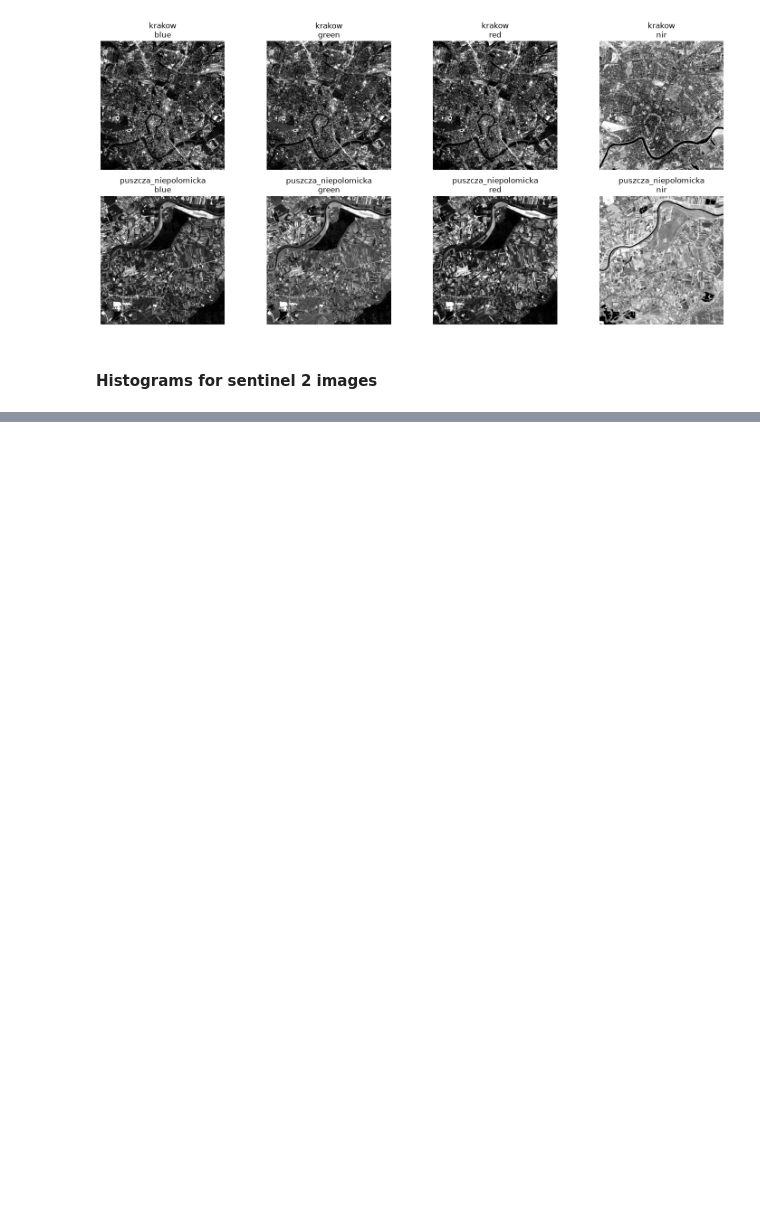
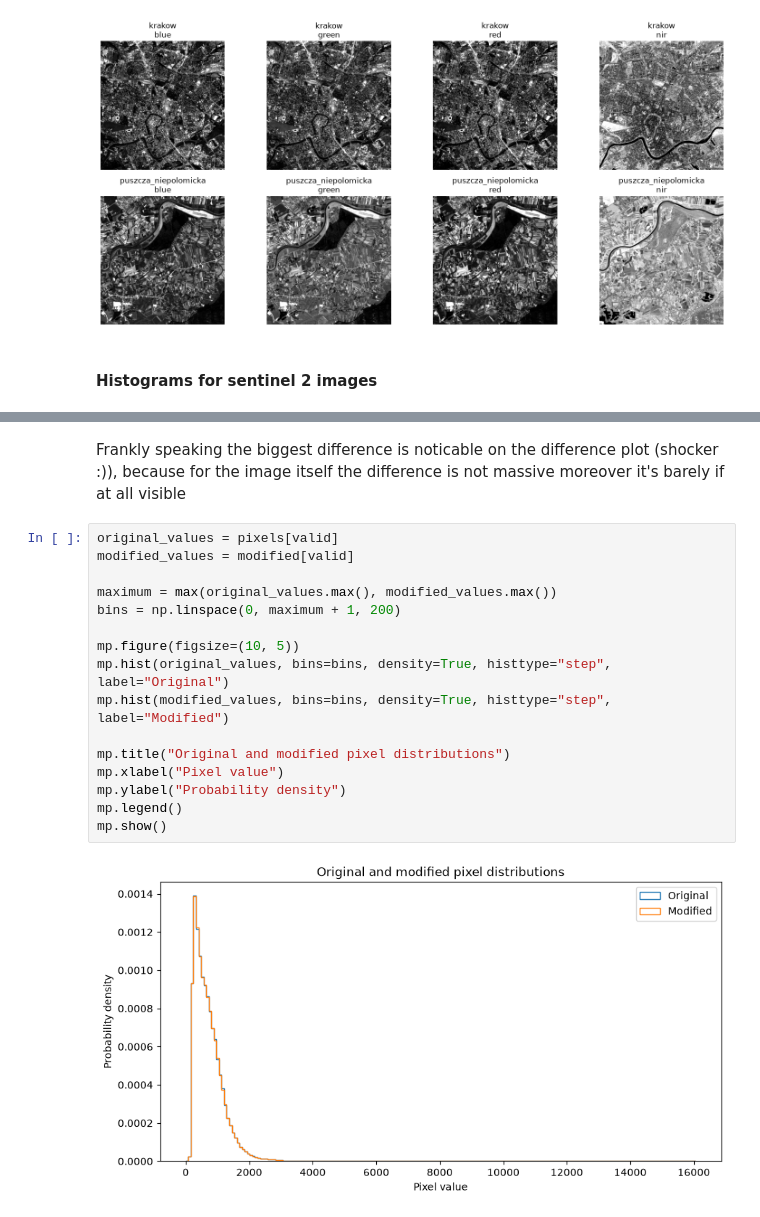
Before and after one commit to SzymonSkrzypczyk/MLForSpaceApplications, a Jupyter notebook: lab_2/Basic_opt.ipynb, the cells around one changed output, grey strips where cells are left out. Saved outputs shown, nothing was run; the diff lists cells and outputs as text; blank space fills up the shorter version.

```diff
--- a/lab_2/Basic_opt.ipynb
+++ b/lab_2/Basic_opt.ipynb
@@ -352,0 +465,20 @@ The first
+# %% [markdown]
+Frankly speaking the biggest difference is noticable on the difference plot (shocker :)), because for the image itself the difference is not massive moreover it's barely if at all visible
+# %%
+original_values = pixels[valid]
+modified_values = modified[valid]
+
+maximum = max(original_values.max(), modified_values.max())
+bins = np.linspace(0, maximum + 1, 200)
+
+mp.figure(figsize=(10, 5))
+mp.hist(original_values, bins=bins, density=True, histtype="step", label="Original")
+mp.hist(modified_values, bins=bins, density=True, histtype="step", label="Modified")
+
+mp.title("Original and modified pixel distributions")
+mp.xlabel("Pixel value")
+mp.ylabel("Probability density")
+mp.legend()
+mp.show()
+# %% [output]
+[figure, added]
```
Also changed, not shown: parts of 13 cells of this notebook.
